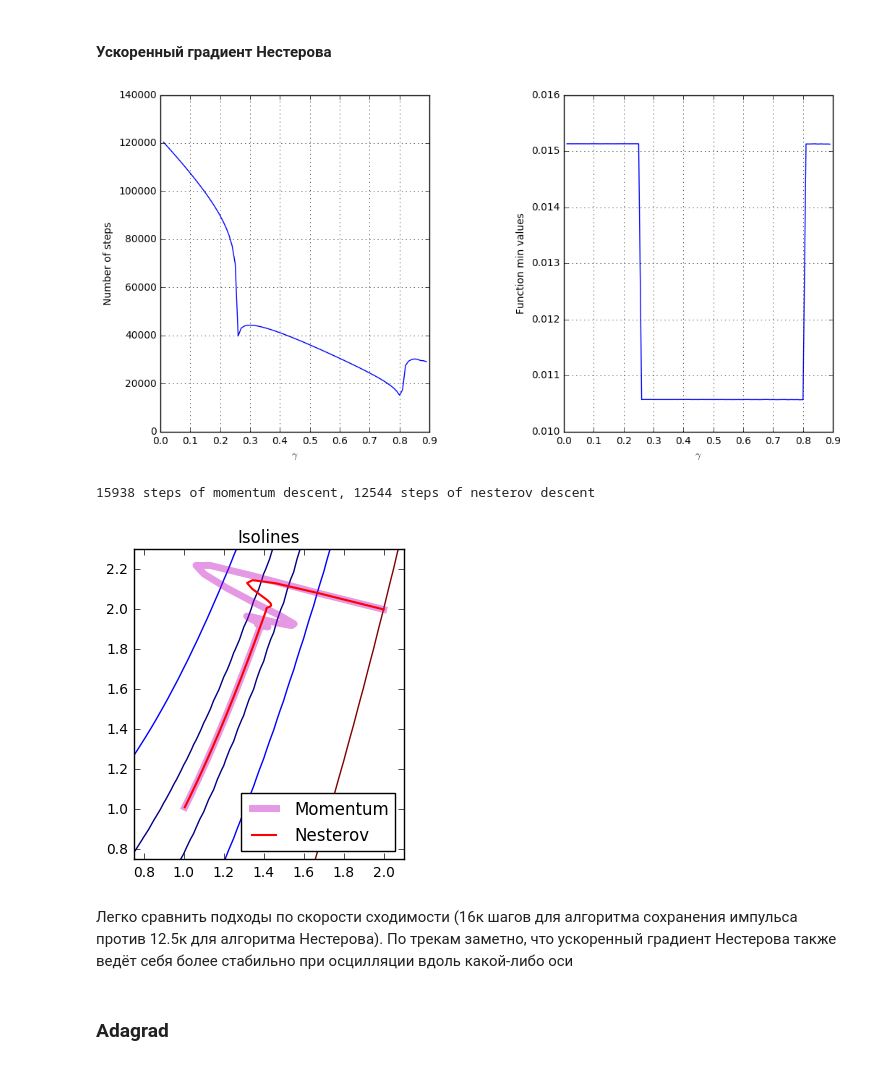
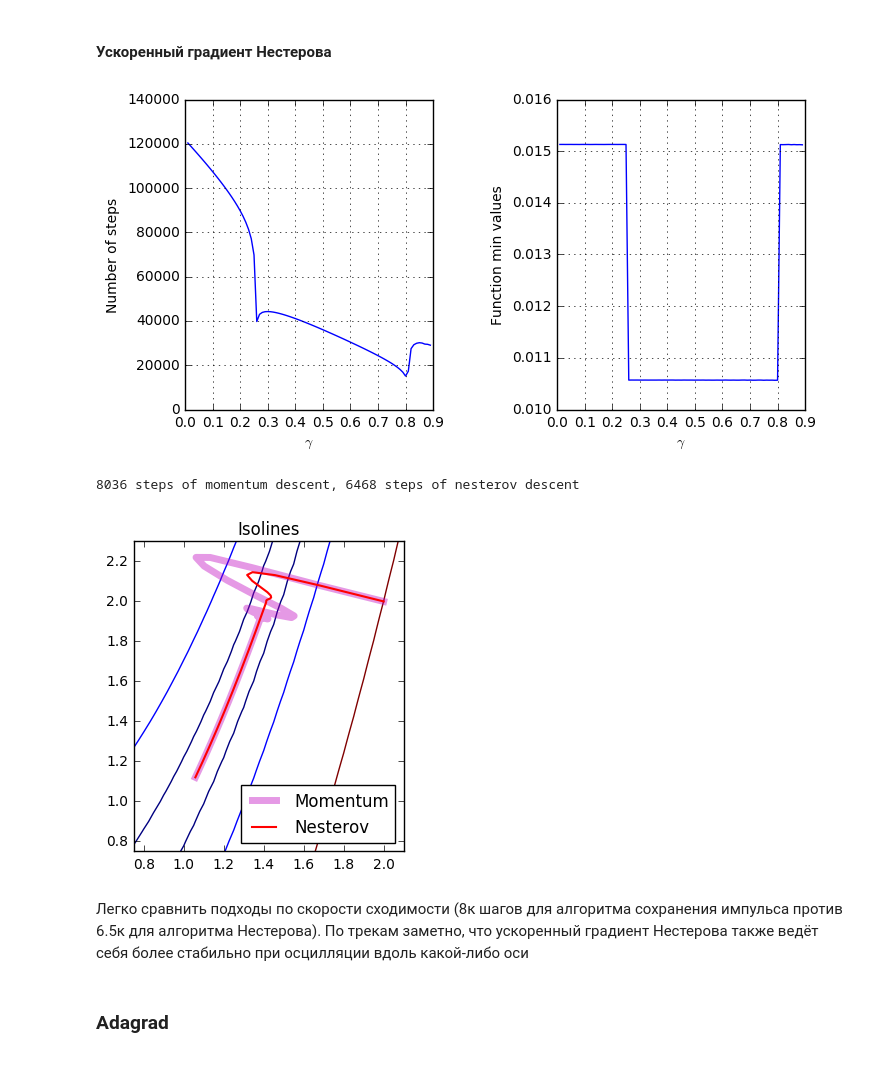
Before and after one commit to v-sopov/renju, a Jupyter notebook: lab_solution.ipynb, the cells around one changed output. Cells and saved outputs as stored; diff of their text form; code cells hidden in the pictures.

Commit message:
Some plots were made :)

```diff
--- a/lab_solution.ipynb
+++ b/lab_solution.ipynb
@@ -258,5 +310,5 @@ def quadratic_loss_gradient(samples, labels, weights):
     return 2 / samples.shape[0] * np.dot(np.dot(samples, weights) - labels[:, 0], samples)
 
 simple_log = []
-result = gradient_descent(prepared_samples, labels, [5, 5, 5], quadratic_loss_gradient, points_log=simple_log)
+simple_result = gradient_descent(prepared_samples, labels, [5, 5, 5], quadratic_loss_gradient, points_log=simple_log)
 # %%
@@ -375,7 +429,7 @@ test_labels = (test_labels - 0.5) * 2
 def logistic_loss(samples, labels, weights):
     result = 0.0
     for sample,label in zip(samples, labels):
-        result += math.log(1 + math.exp(-normalize_label(label) * np.dot(sample, weights)))
+        result += math.log(1 + math.exp(-label * np.dot(sample, weights)))
     return result / samples.shape[0]
 
 def logistic_gradient(samples, labels, weights):
@@ -385,17 +439,28 @@ def logistic_gradient(samples, labels, weights):
     result *= 1 / samples.shape[0]
     return result.dot(samples)
 
+loss_coefs = [x/10 for x in range(1, 10)]
+losses = [[] for i in range(9)]
 sizes = [5, 10, 25, 50, 100, 200, 300, 400, 500, 600, 700, 800]
 simple_size_steps = []
+sgd_log = []
 for size in sizes:
     current_weights = np.zeros(prepared_samples.shape[1])
+    if size == 300:
+        sgd_log.append(current_weights)
+        for loss_coef, loss in zip(loss_coefs, losses):
+            loss.append(logistic_loss(prepared_samples, labels, current_weights))
     steps_number = 0
     while True:
         subsets = get_subsets(prepared_samples, labels, size)
         old_weights = current_weights.copy()
         for subset in subsets:
             current_weights = gradient_descent(subset[0], subset[1], current_weights,
-                                               logistic_gradient, step=2e-4, threshold=1e-4, steps_max_number=1)
+                                               logistic_gradient, step=1e-4, threshold=1e-4, steps_max_number=1)
+            if size == 300:
+                sgd_log.append(current_weights)
+                for loss_coef, loss in zip(loss_coefs, losses):
+                    loss.append(loss_coef * loss[-1] + (1 - loss_coef) * logistic_loss(subset[0], subset[1], current_weights))
         steps_number += 1
         if math.sqrt(np.dot(old_weights - current_weights, old_weights - current_weights)) < 1e-4:
             break
@@ -404,4 +469,11 @@ for size in sizes:
     for row in range(test_samples.shape[0]):
         labeled_test_samples[row] = math.copysign(1, prepared_test_samples[row].dot(current_weights))
     misses = test_samples[labeled_test_samples != test_labels].shape[0]
-#     print('for size of', size, 'after', steps_number, 'steps there are', misses, 'misses out of', test_samples.shape[0])
+    print('for size of', size, 'after', steps_number, 'steps there are', misses, 'misses out of', test_samples.shape[0])
+plt.scatter(sizes, simple_size_steps, s=40)
+plt.xlabel('batch size')
+plt.ylabel('passes')
+plt.axis([-20, 820, 0, 200])
+plt.grid(True)
+plt.hold(False)
+plt.show()
@@ -416,0 +496,14 @@ plt.show()
+# %%
+plt.figure(figsize=(4, 16))
+plt.hold(False)
+for i in log_progress(range(len(losses))):
+    plt.subplot(911 + i)
+    x = list(range(len(losses[i])))
+    y = [abs(losses[i][step] - logistic_loss(prepared_samples, labels, sgd_log[step])) for step in x]
+    mean_loss = functools.reduce(lambda x,y: x+y, y)
+    mean_loss_100 = functools.reduce(lambda x,y: x+y, y[100:])
+    plt.plot(x, y)
+    plt.text(500, 0.008, 'total error: ' + str(round(mean_loss, 2)))
+    plt.text(500, 0.006, 'total error after 100th step: ' + str(round(mean_loss_100, 2)))
+    plt.axis([0, 2000, 0, 0.01])
+plt.show()
@@ -502,7 +599,7 @@ plt.show()
 # %% [markdown]
 #### Ускоренный градиент Нестерова
 # %%
-def nesterov_descent(gradient_function, momentum_coef, start, step=0.0001, threshold=0.00001,
+def nesterov_descent(gradient_function, momentum_coef, start, step=1e-4, threshold=1e-5,
                      points_log = None, steps_max_number=-1):
     current_location = np.asfarray(start)
     # existing numpy.ndarray objects are not copied by default
@@ -521,40 +618,40 @@ def nesterov_descent(gradient_function, momentum_coef, start, step=0.0001, thres
         current_location -= delta
         if math.sqrt(np.dot(gradient, gradient)) < threshold:
             break
         step_number += 1
     if points_log != None:
         points_log.append(current_location)
     return current_location
 
 gammas = [x/100 for x in range(1, 90)]
 gamma_steps = []
 gamma_values = []
 for nesterov_coef in gammas:
     nesterov_log = []
     nesterov_result = nesterov_descent(rosenbrock_gradient, nesterov_coef, [5, 5], points_log=nesterov_log)
     gamma_steps.append(len(nesterov_log))
     gamma_values.append(rosenbrock(nesterov_result[0], nesterov_result[1]))
 
-plt.figure(figsize=(12, 6))
+plt.figure(figsize=(8, 4))
 plt.subplots_adjust(wspace=0.5)
 plt.subplot(121)
 plt.plot(gammas, gamma_steps, 'b')
 plt.grid(True)
 plt.xlabel('$\gamma$')
 plt.ylabel('Number of steps')
 plt.subplot(122)
 plt.plot(gammas, gamma_values, 'b')
 plt.grid(True)
 plt.xlabel('$\gamma$')
 plt.ylabel('Function min values')
 plt.show()
 # %% [output]
-[figure, old version]
+[figure, new version]
 # %%
 momentum_log = []
-momentum_descent(rosenbrock_gradient, 0.74, [2, 2], step=2e-4, threshold=1e-6, points_log=momentum_log)
+momentum_descent(rosenbrock_gradient, 0.74, [2, 2], step=2e-4, threshold=1e-5, points_log=momentum_log)
 nesterov_log = []
-nesterov_descent(rosenbrock_gradient, 0.8, [2, 2], step=2e-4, threshold=1e-6, points_log=nesterov_log)
+nesterov_descent(rosenbrock_gradient, 0.8, [2, 2], step=2e-4, threshold=1e-5, points_log=nesterov_log)
 print(len(momentum_log), 'steps of momentum descent,', len(nesterov_log), 'steps of nesterov descent')
 
 x = np.arange(-1, 3, 0.05)
@@ -574,14 +671,14 @@ y_nesterov = [p[1] for p in nesterov_log]
 plt.plot(x_nesterov, y_nesterov, 'r-', lw=1.5, label='Nesterov')
 plt.axis([0.75, 2.1, 0.75, 2.3])
 plt.axes().set_aspect('equal', adjustable='box')
+plt.hold(False)
 plt.legend(loc='lower right')
-plt.hold(False)
 plt.show()
 # %% [output]
-15938 steps of momentum descent, 12544 steps of nesterov descent
+8036 steps of momentum descent, 6468 steps of nesterov descent
-[figure, old version]
+[figure, new version]
 # %% [markdown]
-Легко сравнить подходы по скорости сходимости (16к шагов для алгоритма сохранения импульса против 12.5к для алгоритма Нестерова). По трекам заметно, что ускоренный градиент Нестерова также ведёт себя более стабильно при осцилляции вдоль какой-либо оси
+Легко сравнить подходы по скорости сходимости (8к шагов для алгоритма сохранения импульса против 6.5к для алгоритма Нестерова). По трекам заметно, что ускоренный градиент Нестерова также ведёт себя более стабильно при осцилляции вдоль какой-либо оси
 # %% [markdown]
 ### Adagrad
 # %%
```
Also changed, not shown: parts of 23 cells of this notebook.
